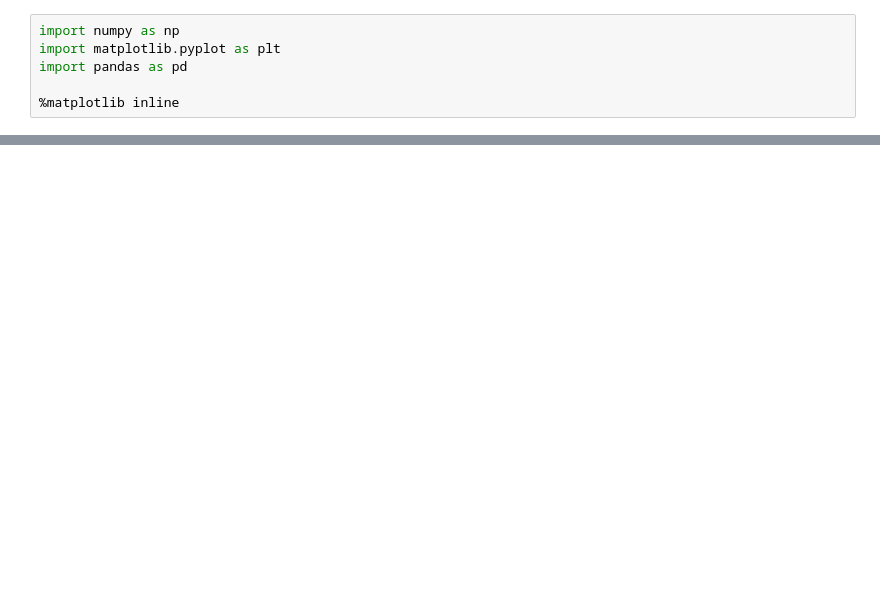
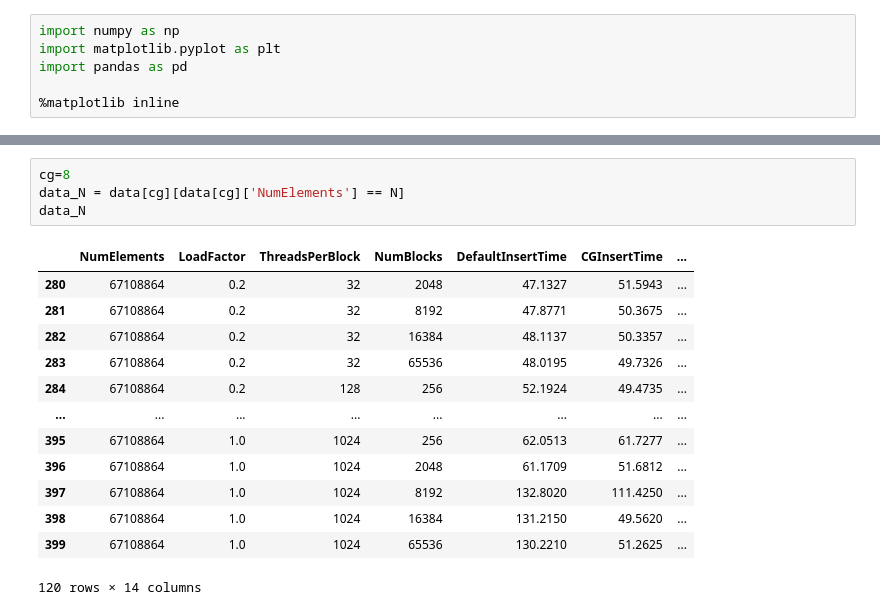
Before and after one commit to sandeepnmenon/gpu_datastructures, a Jupyter notebook: basics/visualize_results.ipynb, the cells around one changed output, grey strips where cells are left out. Saved outputs shown, nothing was run; the diff lists cells and outputs as text; blank space fills up the shorter version.

```diff
--- a/basics/visualize_results.ipynb
+++ b/basics/visualize_results.ipynb
@@ -32,3 +36,21 @@ data.head()
+# %%
+cg=8
+data_N = data[cg][data[cg]['NumElements'] == N]
+data_N
+# %% [output]
+|  | NumElements | LoadFactor | ThreadsPerBlock | NumBlocks | DefaultInsertTime | CGInsertTime | ... |
+| 280 | 67108864 | 0.2 | 32 | 2048 | 47.1327 | 51.5943 | ... |
+| 281 | 67108864 | 0.2 | 32 | 8192 | 47.8771 | 50.3675 | ... |
+| 282 | 67108864 | 0.2 | 32 | 16384 | 48.1137 | 50.3357 | ... |
+| 283 | 67108864 | 0.2 | 32 | 65536 | 48.0195 | 49.7326 | ... |
+| 284 | 67108864 | 0.2 | 128 | 256 | 52.1924 | 49.4735 | ... |
+| ... | ... | ... | ... | ... | ... | ... | ... |
+| 395 | 67108864 | 1.0 | 1024 | 256 | 62.0513 | 61.7277 | ... |
+| 396 | 67108864 | 1.0 | 1024 | 2048 | 61.1709 | 51.6812 | ... |
+| 397 | 67108864 | 1.0 | 1024 | 8192 | 132.8020 | 111.4250 | ... |
+| 398 | 67108864 | 1.0 | 1024 | 16384 | 131.2150 | 49.5620 | ... |
+| 399 | 67108864 | 1.0 | 1024 | 65536 | 130.2210 | 51.2625 | ... |
+120 rows × 14 columns
 # %%
 # Plot the graphs
 # x-axis - LoadFactor
```
Also changed, not shown: parts of 5 cells of this notebook.
